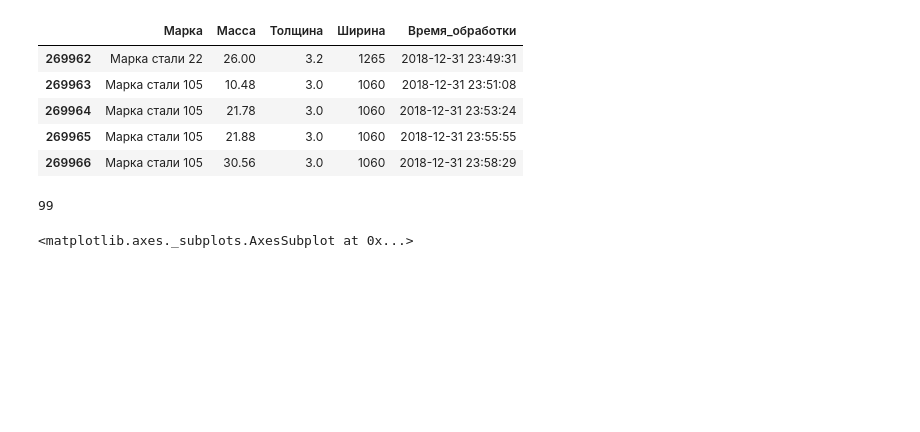
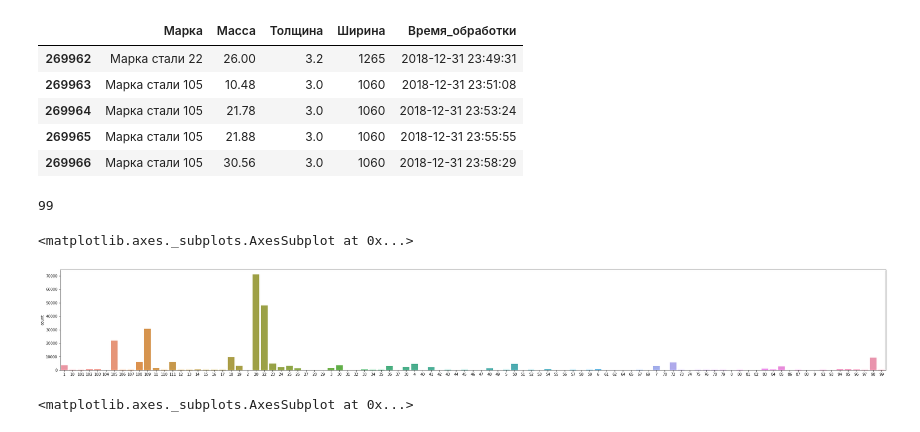
Before and after one commit to ivbelkin/raai_nlmk, a Jupyter notebook: notebooks/Untitled.ipynb, the cells around one changed output. Drawn from its saved outputs; the diff is of its cells as text; code cells hidden in the pictures; blank space fills up the shorter version.

```diff
--- a/notebooks/Untitled.ipynb
+++ b/notebooks/Untitled.ipynb
@@ -32,6 +34,12 @@ ruloni_df.tail()
 len(set(ruloni_df["Марка"]))
 # %% [output]
 99
+# %%
+plt.figure(figsize=[40, 5])
+sns.countplot(sorted(ruloni_df["Марка"].map(lambda x: x.split(" ")[-1])))
+# %% [output]
+<matplotlib.axes._subplots.AxesSubplot at 0x...>
+[figure, added]
 # %%
 sns.distplot(ruloni_df["Масса"])
 # %% [output]
```
Also changed, not shown: parts of 22 cells of this notebook, 19 other files.
